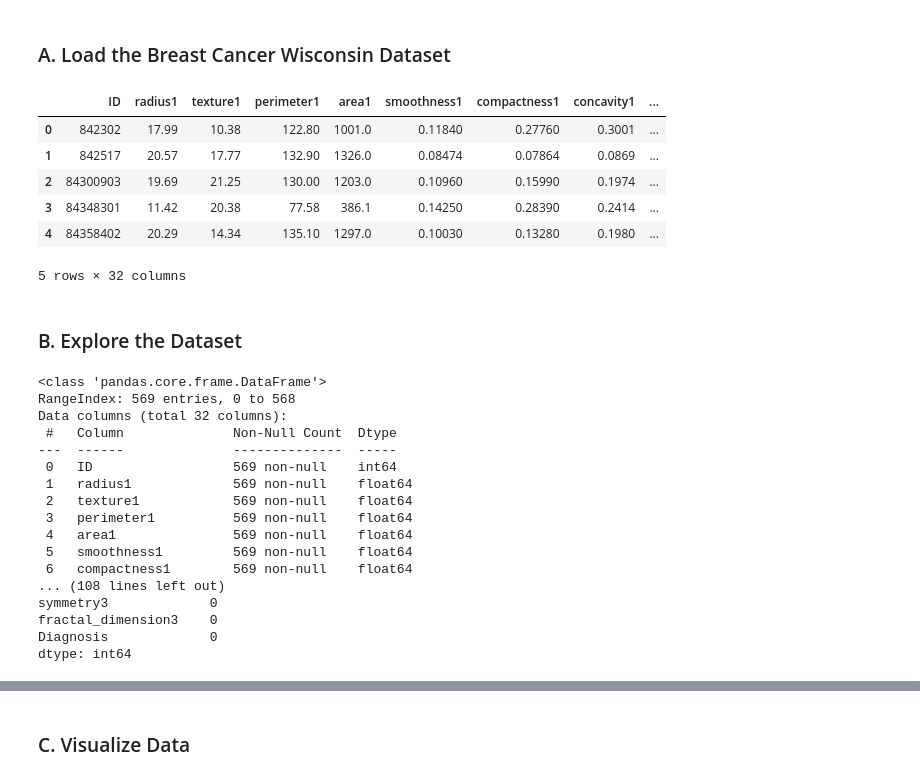
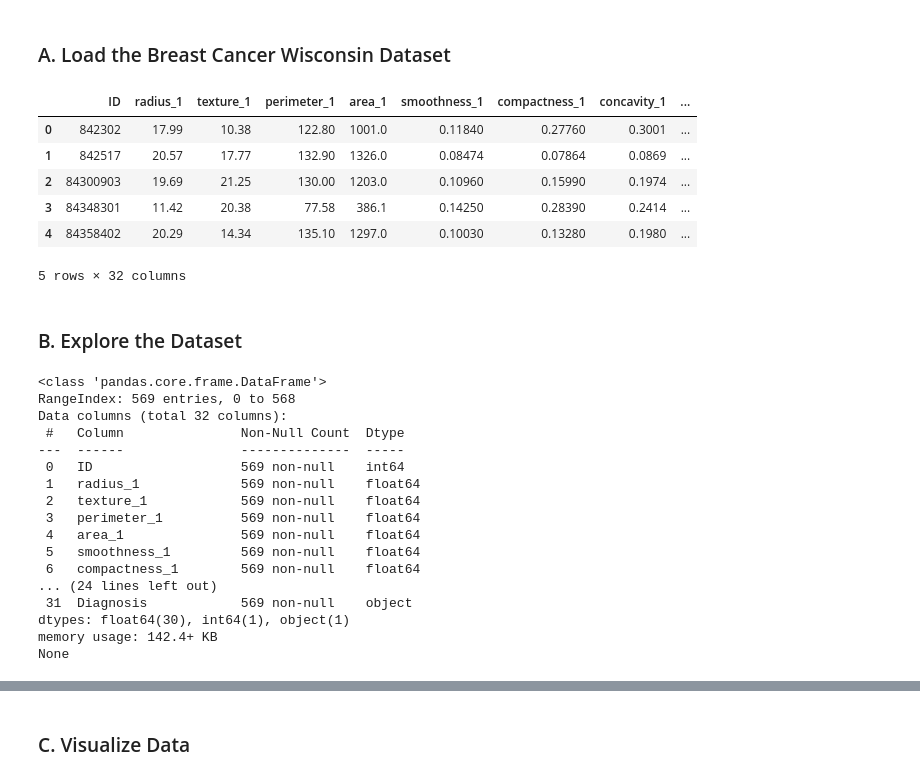
Before and after one commit to Ilagri/Breast-cancer-prediction, a Jupyter notebook: notebooks/breast_cancer_prediction.ipynb, the cells around one changed output, grey strips where cells are left out. Saved outputs shown, nothing was run; the diff lists cells and outputs as text; code cells hidden in the pictures.

```diff
--- a/notebooks/breast_cancer_prediction.ipynb
+++ b/notebooks/breast_cancer_prediction.ipynb
@@ -65,14 +49,17 @@ breast_cancer_prediction.ipynb
 # %%
 # Load the data
 breast_cancer_wisconsin_diagnostic = fetch_ucirepo(id=17)
 
 # Extract the data
 data = breast_cancer_wisconsin_diagnostic.data.original
 
+# Add an underscore before the numbers in the column names
+data.columns = data.columns.str.replace(r'(\d+)', r'_\1', regex=True)
+
 # Preview the first five rows of the dataset
 data.head()
 # %% [output]
-|  | ID | radius1 | texture1 | perimeter1 | area1 | smoothness1 | compactness1 | concavity1 | ... |
+|  | ID | radius_1 | texture_1 | perimeter_1 | area_1 | smoothness_1 | compactness_1 | concavity_1 | ... |
 | 0 | 842302 | 17.99 | 10.38 | 122.80 | 1001.0 | 0.11840 | 0.27760 | 0.3001 | ... |
 | 1 | 842517 | 20.57 | 17.77 | 132.90 | 1326.0 | 0.08474 | 0.07864 | 0.0869 | ... |
 | 2 | 84300903 | 19.69 | 21.25 | 130.00 | 1203.0 | 0.10960 | 0.15990 | 0.1974 | ... |
@@ -84,27 +71,21 @@ data.head()
 # %%
 # Display basic information about the dataset
 print(data.info())
-
-# Get statistical summary of the dataset
-print(data.describe())
-
-# Check for missing values
-print(data.isnull().sum())
 # %% [output]
 <class 'pandas.core.frame.DataFrame'>
 RangeIndex: 569 entries, 0 to 568
 Data columns (total 32 columns):
- #   Column              Non-Null Count  Dtype
----  ------              --------------  -----
- 0   ID                  569 non-null    int64
- 1   radius1             569 non-null    float64
- 2   texture1            569 non-null    float64
- 3   perimeter1          569 non-null    float64
- 4   area1               569 non-null    float64
- 5   smoothness1         569 non-null    float64
- 6   compactness1        569 non-null    float64
-... (108 lines left out)
-symmetry3             0
-fractal_dimension3    0
-Diagnosis             0
-dtype: int64
+ #   Column               Non-Null Count  Dtype
+---  ------               --------------  -----
+ 0   ID                   569 non-null    int64
+ 1   radius_1             569 non-null    float64
+ 2   texture_1            569 non-null    float64
+ 3   perimeter_1          569 non-null    float64
+ 4   area_1               569 non-null    float64
+ 5   smoothness_1         569 non-null    float64
+ 6   compactness_1        569 non-null    float64
+... (24 lines left out)
+ 31  Diagnosis            569 non-null    object
+dtypes: float64(30), int64(1), object(1)
+memory usage: 142.4+ KB
+None
```
Also changed, not shown: parts of 37 cells of this notebook.
